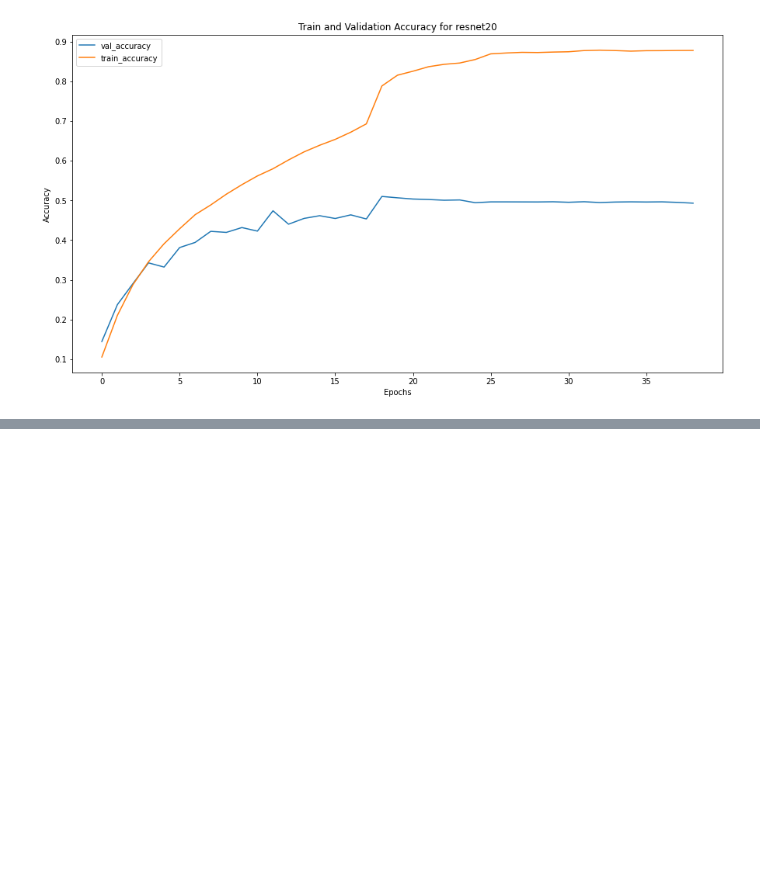
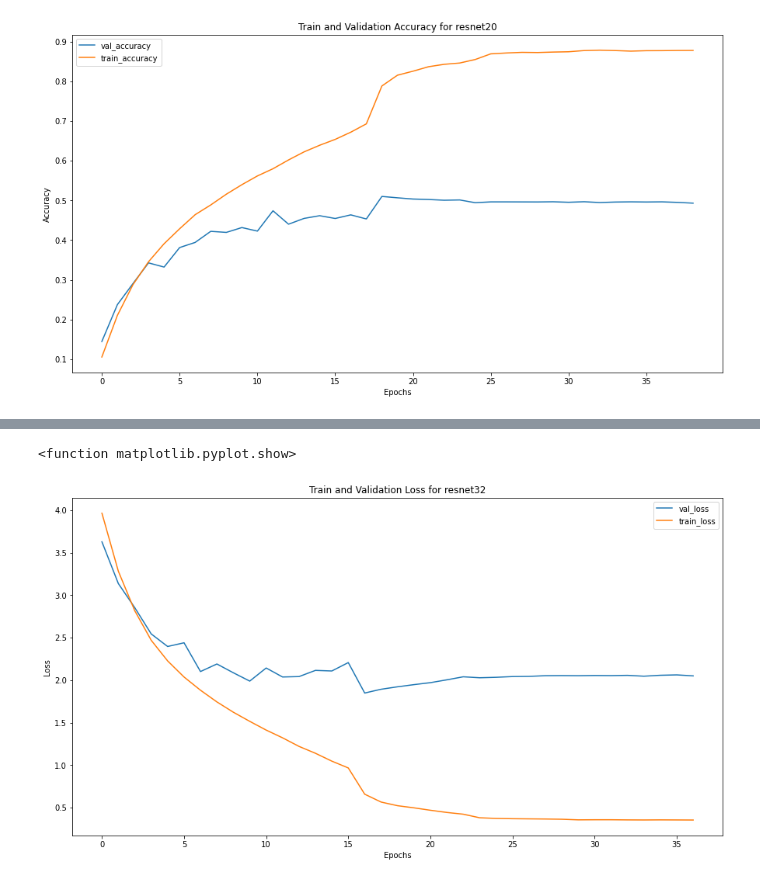
Before and after one commit to malloyca/CSC581B, a Jupyter notebook: Final Project/resnet.ipynb, the cells around one changed output, grey strips where cells are left out. Drawn from its saved outputs; the diff is of its cells as text; code cells hidden in the pictures; blank space fills up the shorter version.

```diff
--- a/Final Project/resnet.ipynb
+++ b/Final Project/resnet.ipynb
@@ -213,29 +215,29 @@ class ResNet(nn.Module):
     self.conv1 = nn.Conv2d(3, 16, kernel_size=3, stride=1, padding=1)
     self.bn1 = nn.BatchNorm2d(16)
     self.relu = nn.ReLU()
-    self.stack1 = self.build_residual_block(block, self.num_filters[0], num_blocks[0], first_stride=1)
-    self.stack2 = self.build_residual_block(block, self.num_filters[1], num_blocks[1], first_stride=2) # set first stride to 2 to downsample
-    self.stack3 = self.build_residual_block(block, self.num_filters[2], num_blocks[2], first_stride=2)
+    self.res_block1 = self.build_residual_block(residual_block, self.num_filters[0], num_blocks[0], first_stride=1) # don't downsample at first block
+    self.res_block2 = self.build_residual_block(residual_block, self.num_filters[1], num_blocks[1], first_stride=2) # set first stride to 2 to downsample
+    self.res_block3 = self.build_residual_block(residual_block, self.num_filters[2], num_blocks[2], first_stride=2)
 
     self.avg_pool = nn.AdaptiveAvgPool2d((1,1))
     self.flatten = nn.Flatten()
     self.linear = nn.Linear(64, 100)
 
 
-  def build_residual_block(self, block, num_filters, num_blocks, first_stride):
+  def build_residual_block(self, residual_block, num_filters, num_blocks, first_stride):
     strides = [first_stride]
     layers = []
     for _ in range(num_blocks-1):
       strides.append(1)
     for stride in strides:
       if stride == 2:
-        layers.append(block(
+        layers.append(residual_block(
             input_channels=num_filters//2,
             output_channels=num_filters,
             stride=stride,
         ))
       else:
-        layers.append(block(
+        layers.append(residual_block(
             input_channels=num_filters,
             output_channels=num_filters,
             stride=stride,
@@ -247,12 +249,12 @@ class ResNet(nn.Module):
     out = self.conv1(x)
     out = self.bn1(out)
     out = self.relu(out)
-    #print("Dim going into stack1:", list(out.size()))
-    out = self.stack1(out)
-    #print("Dim going into stack2:", list(out.size()))
-    out = self.stack2(out)
-    #print("Dim going into stack3:", list(out.size()))
-    out = self.stack3(out)
+    #print("Dim going into res_block1:", list(out.size()))
+    out = self.res_block1(out)
+    #print("Dim going into res_block2:", list(out.size()))
+    out = self.res_block2(out)
+    #print("Dim going into res_block3:", list(out.size()))
+    out = self.res_block3(out)
     #print("Dim going into linear:", list(out.size()))
     out = self.avg_pool(out)
     out = self.flatten(out)
@@ -261,7 +263,7 @@ class ResNet(nn.Module):
 # %%
 if not train_status:
   def resnet_test():
-    return ResNet(ResidualBlock, [5, 5, 5], name='test')
+    return ResNet(Residual_Block, [5, 5, 5], name='test')
   model = resnet_test().to(device)
   model
 # %%
@@ -270,5 +272,5 @@ def resnet20():
 # %%
 def resnet32():
-  return ResNet(ResidualBlock, [5, 5, 5], name='resnet32')
+  return ResNet(Residual_Block, [5, 5, 5], name='resnet32')
 # %%
 def resnet44():
@@ -535,0 +574,4 @@ plt.show
+# %%
+# No data augmentation
+train_loss_32, train_accuracy_32, val_loss_32, val_accuracy_32 = training_loop(n_epochs, model_32, train_no_augmentation_dataloader, valid_dataloader, batch_size,
+              loss_fn, optimizer_32, scheduler_32, early_stopping=True, patience=20)
@@ -535,0 +596,12 @@ plt.show
+# %%
+plt.figure(figsize=(15,8))
+plt.title(f"Train and Validation Loss for {model_32.name}")
+plt.plot(val_loss_32, label="val_loss")
+plt.plot(train_loss_32, label="train_loss")
+plt.xlabel("Epochs")
+plt.ylabel("Loss")
+plt.legend()
+plt.show
+# %% [output]
+<function matplotlib.pyplot.show>
+[figure, added]
```
Also changed, not shown: parts of 26 cells of this notebook.
